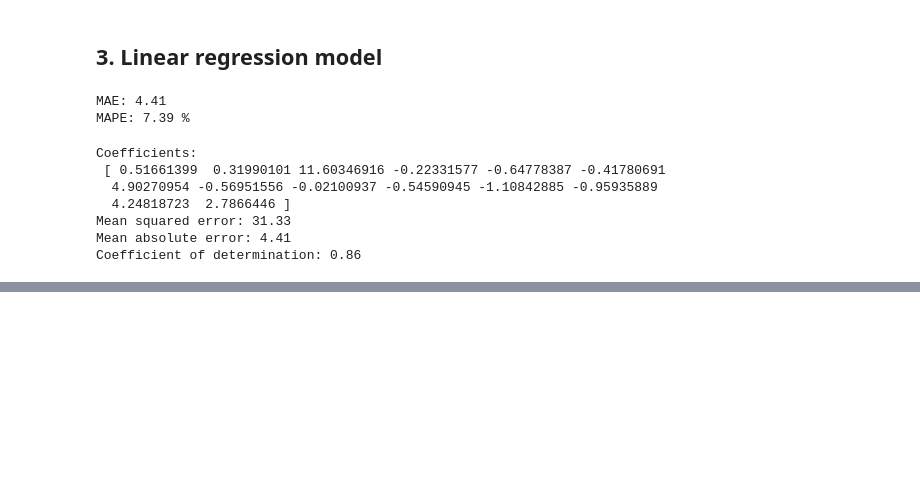
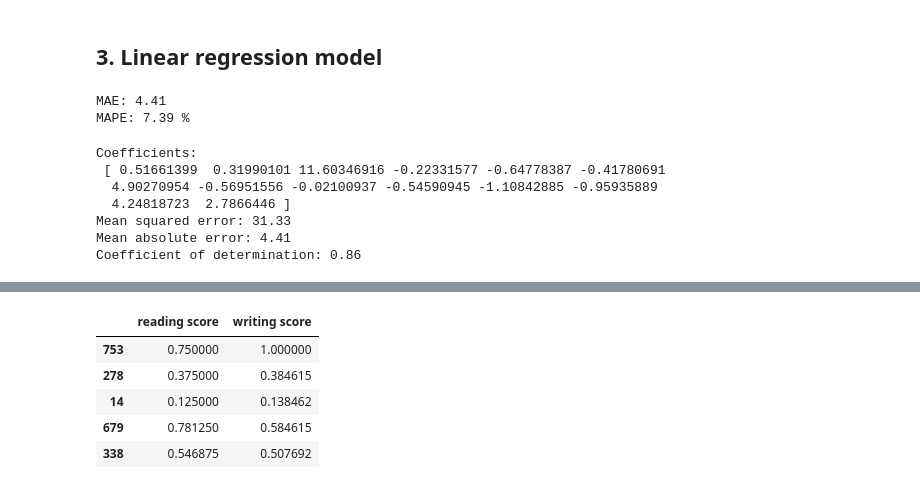
Before and after one commit to pepebonet/Intermediate_Python_BBA, a Jupyter notebook: Class_5/scripts/Code_class_5.ipynb, the cells around one changed output, grey strips where cells are left out. Cells and saved outputs as stored; diff of their text form; code cells hidden in the pictures; blank space fills up the shorter version.

```diff
--- a/Class_5/scripts/Code_class_5.ipynb
+++ b/Class_5/scripts/Code_class_5.ipynb
@@ -352,0 +436,11 @@ Coefficient of determination: 0.86
+# %%
+cols_to_norm = ['reading score', 'writing score']
+test_norm = normalize_column(test, cols_to_norm)
+test_norm[cols_to_norm].head()
+# %% [output]
+|  | reading score | writing score |
+| 753 | 0.750000 | 1.000000 |
+| 278 | 0.375000 | 0.384615 |
+| 14 | 0.125000 | 0.138462 |
+| 679 | 0.781250 | 0.584615 |
+| 338 | 0.546875 | 0.507692 |
```
Also changed, not shown: parts of 25 cells of this notebook.
